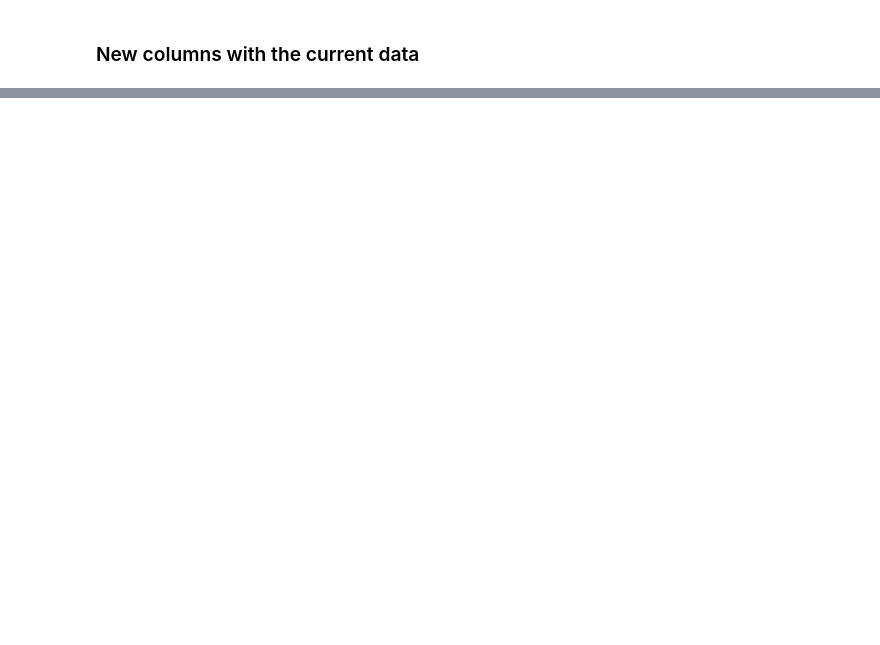
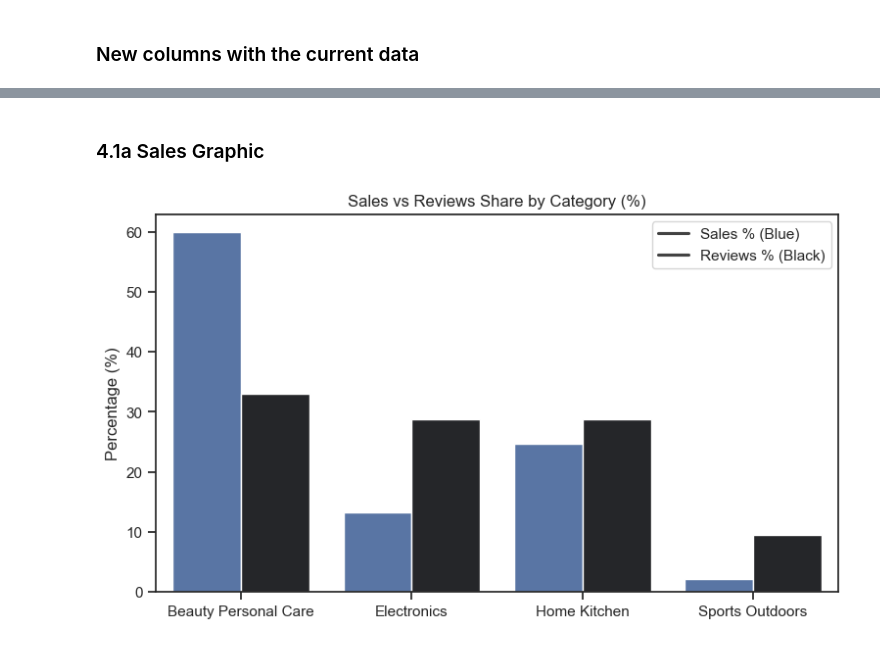
Before and after one commit to JuanCamellini/Amazon_Project_Analytics, a Jupyter notebook: notebooks/05_eda.ipynb, the cells around one changed output, grey strips where cells are left out. Drawn from its saved outputs; the diff is of its cells as text; code cells hidden in the pictures; blank space fills up the shorter version.

Commit message:
create visuals eda

```diff
--- a/notebooks/05_eda.ipynb
+++ b/notebooks/05_eda.ipynb
@@ -122,0 +163,21 @@ Saved: (1386, 16)
+# %%
+df_sales_review = (
+    df_search.groupby('category')
+    .agg(
+        total_sales=('recent_sales_approx', 'sum'),
+        total_reviews=('review_count', 'sum')
+    )
+    .reset_index()
+    )
+
+df_sales_review['sales_pct']   = (df_sales_review['total_sales'] / df_sales_review['total_sales'].sum() * 100).round(1)
+df_sales_review['reviews_pct'] = (df_sales_review['total_reviews'] / df_sales_review['total_reviews'].sum() * 100).round(1)
+
+df_melted = df_sales_review.melt(
+    id_vars='category',
+    value_vars=['sales_pct', 'reviews_pct'],
+    var_name='metric',
+    value_name='percentage'
+)
+
+df_melted
@@ -122,0 +190,13 @@ Saved: (1386, 16)
+# %% [markdown]
+### 4.1a Sales Graphic
+# %%
+fig, ax = plt.subplots(figsize=(9, 5))
+sns.barplot(data=df_melted, x='category', y='percentage', hue='metric', palette='dark:b_r', ax=ax)
+
+ax.set_title('Sales vs Reviews Share by Category (%)')
+ax.set_xlabel('')
+ax.set_ylabel('Percentage (%)')
+ax.legend(labels=['Sales % (Blue)', 'Reviews % (Black)'])
+plt.show()
+# %% [output]
+[figure, added]
```
Also changed, not shown: parts of 38 cells of this notebook.
